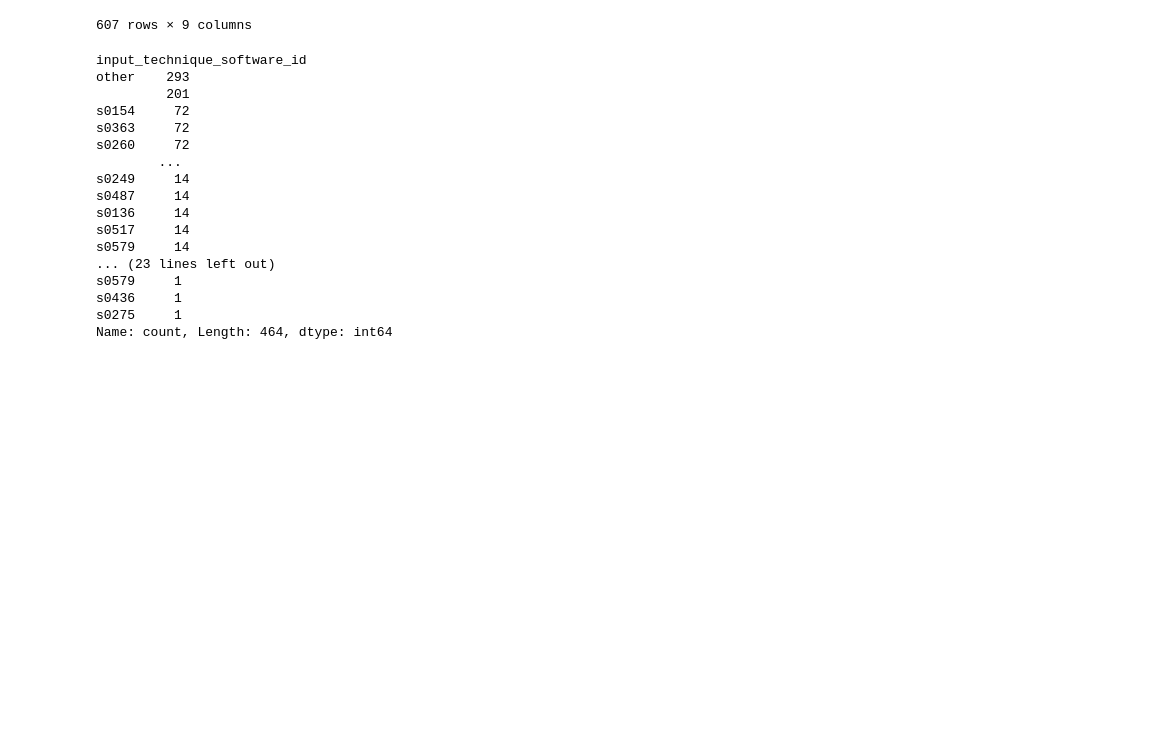
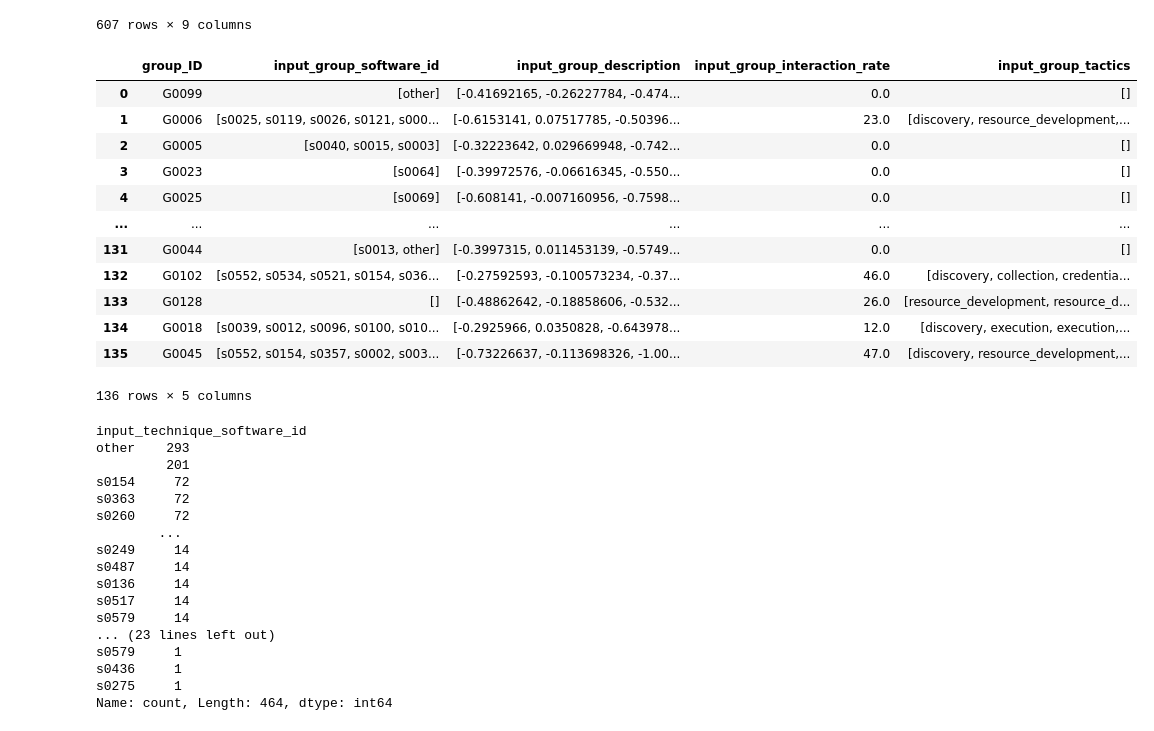
Before and after one commit to hcvu1050/hieuchivu-gt24-repo3, a Jupyter notebook: notebooks/unit_test_6_m1_pp_script.ipynb, the cells around one changed output. Drawn from its saved outputs; the diff is of its cells as text; code cells hidden in the pictures; blank space fills up the shorter version.

```diff
--- a/notebooks/unit_test_6_m1_pp_script.ipynb
+++ b/notebooks/unit_test_6_m1_pp_script.ipynb
@@ -46,6 +46,22 @@ techniques_df
 | 605 | T1047 | [command_command_execution, netwo... | [command_execution, network_conne... | [m1040, m1038, m1026, m1018] | [windows] | ... |
 | 606 | T1220 | [module_module_load, process_proc... | [module_load, process_creation] | [m1038] | [windows] | ... |
 607 rows × 9 columns
+# %%
+groups_df
+# %% [output]
+|  | group_ID | input_group_software_id | input_group_description | input_group_interaction_rate | input_group_tactics |
+| 0 | G0099 | [other] | [-0.41692165, -0.26227784, -0.474... | 0.0 | [] |
+| 1 | G0006 | [s0025, s0119, s0026, s0121, s000... | [-0.6153141, 0.07517785, -0.50396... | 23.0 | [discovery, resource_development,... |
+| 2 | G0005 | [s0040, s0015, s0003] | [-0.32223642, 0.029669948, -0.742... | 0.0 | [] |
+| 3 | G0023 | [s0064] | [-0.39972576, -0.06616345, -0.550... | 0.0 | [] |
+| 4 | G0025 | [s0069] | [-0.608141, -0.007160956, -0.7598... | 0.0 | [] |
+| ... | ... | ... | ... | ... | ... |
+| 131 | G0044 | [s0013, other] | [-0.3997315, 0.011453139, -0.5749... | 0.0 | [] |
+| 132 | G0102 | [s0552, s0534, s0521, s0154, s036... | [-0.27592593, -0.100573234, -0.37... | 46.0 | [discovery, collection, credentia... |
+| 133 | G0128 | [] | [-0.48862642, -0.18858606, -0.532... | 26.0 | [resource_development, resource_d... |
+| 134 | G0018 | [s0039, s0012, s0096, s0100, s010... | [-0.2925966, 0.0350828, -0.643978... | 12.0 | [discovery, execution, execution,... |
+| 135 | G0045 | [s0552, s0154, s0357, s0002, s003... | [-0.73226637, -0.113698326, -1.00... | 47.0 | [discovery, resource_development,... |
+136 rows × 5 columns
 # %%
 # print (techniques_df['input_technique_software_id'].explode().value_counts())
 # print (groups_df['input_group_software_id'].explode().value_counts())
```
Also changed, not shown: 2 other files.
